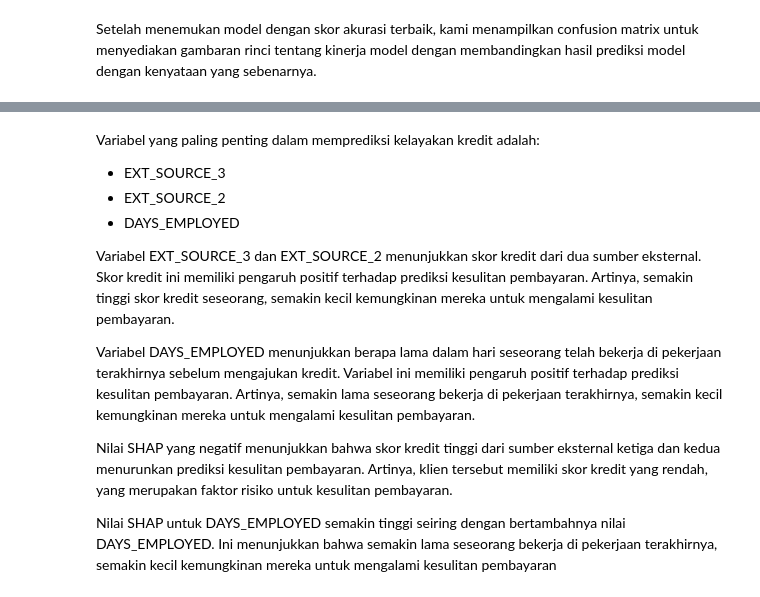
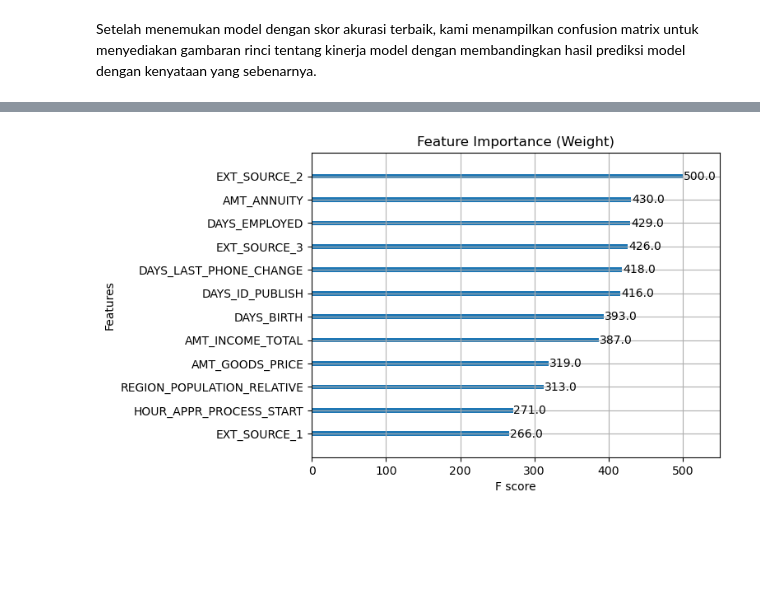
Before and after one commit to indhksmaa/ScorecardModel, a Jupyter notebook: Modelling.ipynb, the cells around one changed output, grey strips where cells are left out. Cells and saved outputs as stored; diff of their text form; code cells hidden in the pictures; blank space fills up the shorter version.

```diff
--- a/Modelling.ipynb
+++ b/Modelling.ipynb
@@ -459,14 +377,12 @@ shap.summary_plot(shap_values[1], X_test) # Summary shap value terhadap label po
-# %% [markdown]
-Variabel yang paling penting dalam memprediksi kelayakan kredit adalah:
-
-- EXT_SOURCE_3
-- EXT_SOURCE_2
-- DAYS_EMPLOYED
-
-Variabel EXT_SOURCE_3 dan EXT_SOURCE_2 menunjukkan skor kredit dari dua sumber eksternal. Skor kredit ini memiliki pengaruh positif terhadap prediksi kesulitan pembayaran. Artinya, semakin tinggi skor kredit seseorang, semakin kecil kemungkinan mereka untuk mengalami kesulitan pembayaran.
-
-Variabel DAYS_EMPLOYED menunjukkan berapa lama dalam hari seseorang telah bekerja di pekerjaan terakhirnya sebelum mengajukan kredit. Variabel ini memiliki pengaruh positif terhadap prediksi kesulitan pembayaran. Artinya, semakin lama seseorang bekerja di pekerjaan terakhirnya, semakin kecil kemungkinan mereka untuk mengalami kesulitan pembayaran.
-
-Nilai SHAP yang negatif menunjukkan bahwa skor kredit tinggi dari sumber eksternal ketiga dan kedua menurunkan prediksi kesulitan pembayaran. Artinya, klien tersebut memiliki skor kredit yang rendah, yang merupakan faktor risiko untuk kesulitan pembayaran.
-
-Nilai SHAP untuk DAYS_EMPLOYED semakin tinggi seiring dengan bertambahnya nilai DAYS_EMPLOYED. Ini menunjukkan bahwa semakin lama seseorang bekerja di pekerjaan terakhirnya, semakin kecil kemungkinan mereka untuk mengalami kesulitan pembayaran
+# %%
+import matplotlib.pyplot as plt
+from xgboost import plot_importance
+from xgboost import XGBClassifier
+
+xgb_model = XGBClassifier()
+xgb_model.fit(X_train_over, y_train_over)
+
+plot_importance(xgb_model,  title='Feature Importance (Weight)')
+plt.show()
+# %% [output]
+[figure, added]
```
Also changed, not shown: parts of 15 cells of this notebook.
